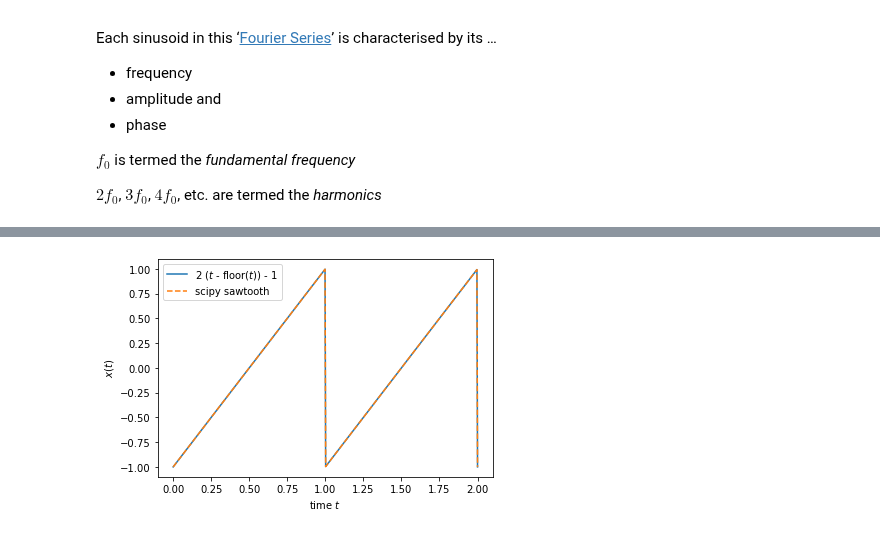
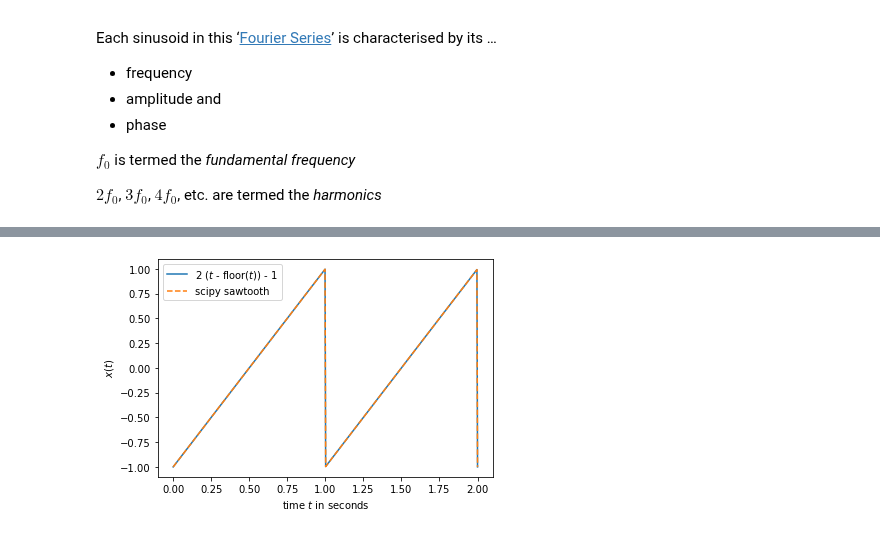
Before and after one commit to sap-shef/SpeechProcesssingLab, a Jupyter notebook: Lab-Sheets/Lab-Sheet-4.ipynb, the cells around one changed output, grey strips where cells are left out. Drawn from its saved outputs; the diff is of its cells as text; code cells hidden in the pictures.

```diff
--- a/Lab-Sheets/Lab-Sheet-4.ipynb
+++ b/Lab-Sheets/Lab-Sheet-4.ipynb
@@ -43,15 +43,15 @@ The `scipy` library gives us more flexibility to generate and visualise a sawtoo
 # %%
 from scipy import signal
 
 t = np.linspace(0, 2, 500)
 saw_tooth = 2*(t-np.floor(t))-1
 
-f = 1 # frequency in Hz for scipy samtooth
-saw_tooth2 = signal.sawtooth(2 * np.pi * f * t)
+f0 = 1 # frequency in Hz for scipy samtooth
+saw_tooth2 = signal.sawtooth(2 * np.pi * f0 * t)
 
 plt.plot(t, saw_tooth, label='$2$ ($t$ - floor($t$)) - $1$')
 plt.plot(t, saw_tooth2, '--', label='scipy sawtooth');
-plt.xlabel('time $t$'); plt.ylabel('$x(t)$')
+plt.xlabel('time $t$ in seconds'); plt.ylabel('$x(t)$')
 plt.legend();
 # %% [output]
-[figure, old version]
+[figure, new version]
```
Also changed, not shown: parts of 6 cells of this notebook, 1 other file.
